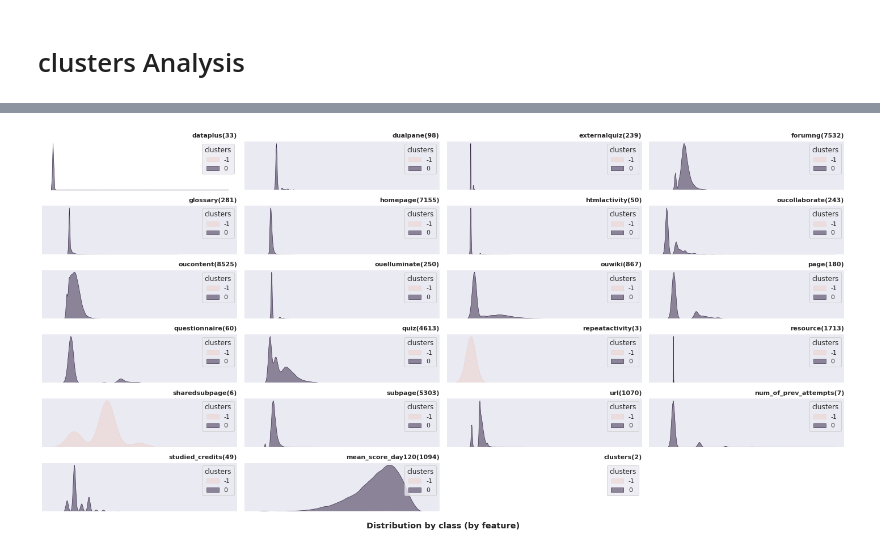
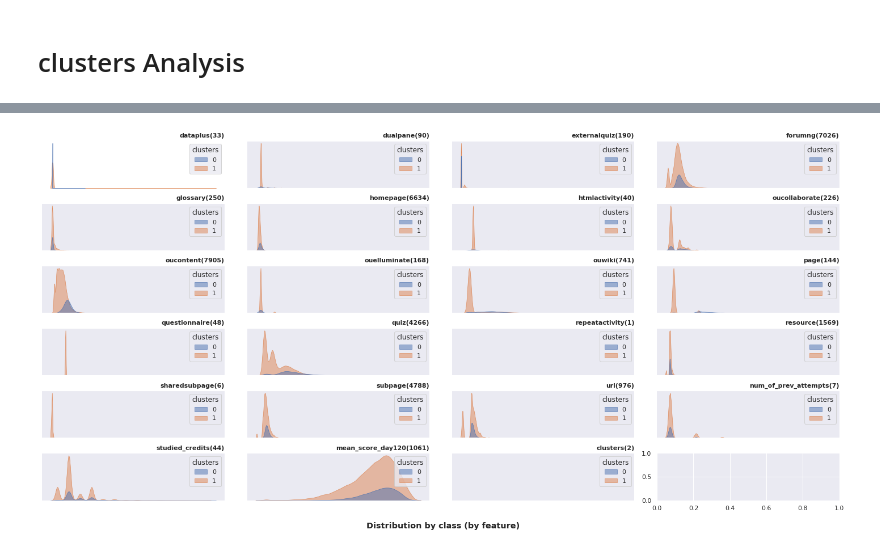
Before and after one commit to anasnofal/kaggle-notebooks-, a Jupyter notebook: eda-and-clustring-analysis.ipynb, the cells around one changed output, grey strips where cells are left out. Cells and saved outputs as stored; diff of their text form; code cells hidden in the pictures.

```diff
--- a/eda-and-clustring-analysis.ipynb
+++ b/eda-and-clustring-analysis.ipynb
@@ -851,33 +906,9 @@ Adjusted Rand Index: -0.0237
 # %% [markdown]
 # clusters Analysis
-# %%
-
-# Fit OPTICS model
-optics_model = OPTICS(min_samples=5, xi=0.05, min_cluster_size=0.1)
-optics_model.fit(df)
-
-# Extract cluster labels
-labels = optics_model.labels_
-
-# # Visualize the clusters
-# core_samples_mask = np.zeros_like(optics_model.labels_, dtype=bool)
-# core_samples_mask[optics_model.core_sample_indices_] = True
-
-# unique_labels = set(labels)
-# colors = [plt.cm.Spectral(each) for each in np.linspace(0, 1, len(unique_labels))]
-
-# for k, col in zip(unique_labels, colors):
-#     if k == -1:
-#         col = [0, 0, 0, 1]
-
-#     class_member_mask = (labels == k)
-
-#     # For visualization, considering the first two columns for x and y
-#     xy = data_scaled[class_member_mask & core_samples_mask, -2:]
-#     plt.plot(xy[:, 0], xy[:, 1], 'o', markerfacecolor=tuple(col), markeredgecolor='k', markersize=14)
-
-#     xy = data_scaled[class_member_mask & ~core_samples_mask, :2]
-#     plt.plot(xy[:, 0], xy[:, 1], 'o', markerfacecolor=tuple(col), markeredgecolor='k', markersize=6)
-
-# plt.title('OPTICS Clustering')
-# plt.show()
+# %%
+
+# Apply KMeans clustering
+kmeans = KMeans(n_clusters=2, random_state=42)
+kmeans.fit(df)
+labels = kmeans.labels_
+labels
@@ -884,6 +917,7 @@ labels = optics_model.labels_
 # %%
+# making new data frame with the clusters
 df_clusters=df.copy()
-df_clusters = sc.inverse_transform(df_clusters)
+df_clusters[feature_n] = sc.inverse_transform(df_clusters[feature_n])
 df_clusters=pd.DataFrame(df_clusters,columns=df.columns)
 df_clusters['clusters']=labels
 df_clusters
@@ -909,31 +943,30 @@ sns.boxplot(data=df_clusters,y='mean_score_day120',x='clusters')
 # %%
 fig, axes = plt.subplots(6, 4, figsize=(20, 10))
 
 target_order = sorted(df_clusters['clusters'].unique())
 for column ,ax in zip(df_clusters,axes.flatten()):
     cnt = df_clusters[column].value_counts().sort_index()
     sns.kdeplot(x=column,
                 hue='clusters', hue_order=target_order,
                 data=df_clusters,
                 alpha=0.5,
                 linewidth=0.6, fill=True,
                 legend=True,
                 ax=ax,)
 
     ax.set_xticks([])
     ax.set_yticks([])
     ax.set_xlabel('')
     ax.set_ylabel('')
     ax.spines['left'].set_visible(False)
     cnt = len(df_clusters[column].unique())
     ax.set_title(f'{column}({cnt})', loc='right', weight='bold', fontsize=11)
 
 axes.flatten()[0].axis('off')
-axes.flatten()[-1].axis('off')
-axes.flatten()[-2].axis('off')
+
 fig.supxlabel('Distribution by class (by feature)', ha='center', fontweight='bold')
 
 fig.tight_layout()
 plt.show()
 # %% [output]
-[figure, old version]
+[figure, new version]
```
Also changed, not shown: parts of 23 cells of this notebook.
